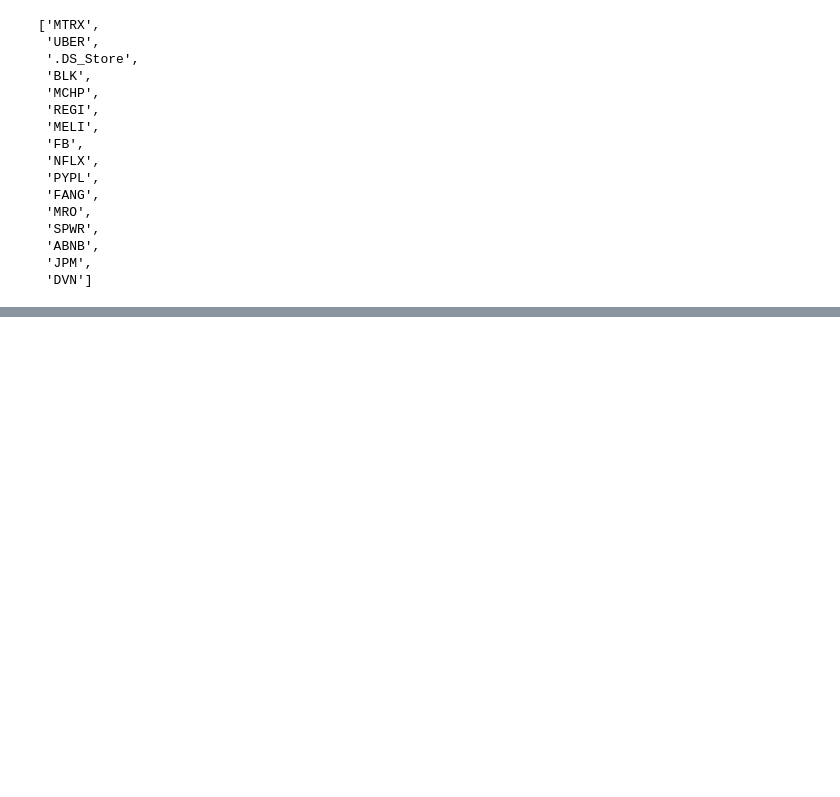
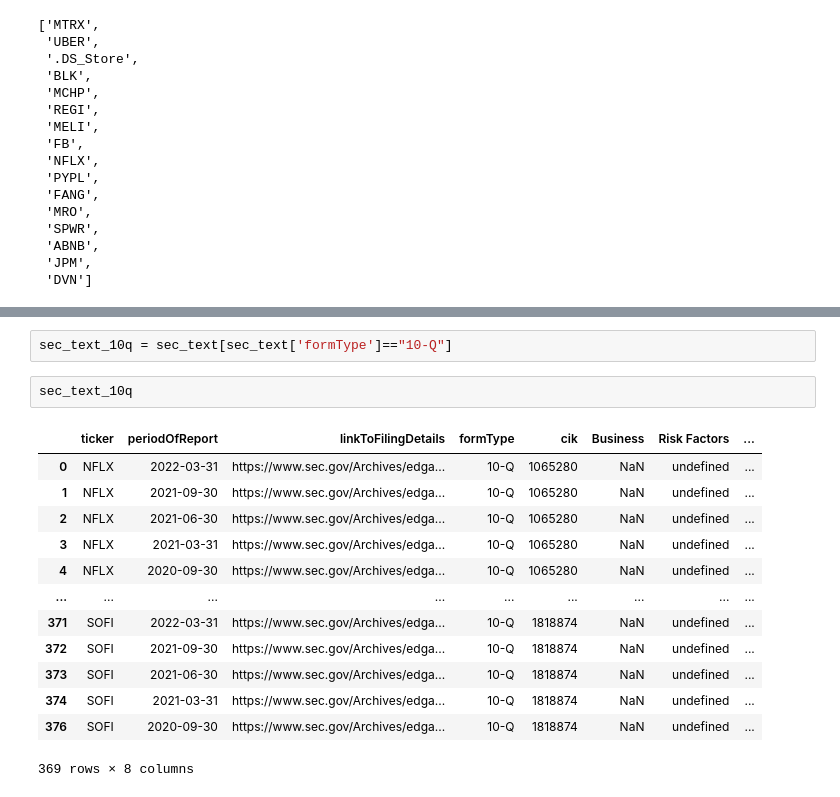
Before and after one commit to JoeHGeoghegan/P2G2-ProjectGit, a Jupyter notebook: Notebooks/Lauren.ipynb, the cells around one changed output, grey strips where cells are left out. Cells and saved outputs as stored; diff of their text form; blank space fills up the shorter version.

```diff
--- a/Notebooks/Lauren.ipynb
+++ b/Notebooks/Lauren.ipynb
@@ -124,0 +151,18 @@ Notebooks/Data/Raw_Data/sec-edgar-filings/ABNB/10-Q/0001559720-21-000017
+# %%
+sec_text_10q = sec_text[sec_text['formType']=="10-Q"]
+# %%
+sec_text_10q
+# %% [output]
+|  | ticker | periodOfReport | linkToFilingDetails | formType | cik | Business | Risk Factors | ... |
+| 0 | NFLX | 2022-03-31 | https://www.sec.gov/Archives/edga... | 10-Q | 1065280 | NaN | undefined | ... |
+| 1 | NFLX | 2021-09-30 | https://www.sec.gov/Archives/edga... | 10-Q | 1065280 | NaN | undefined | ... |
+| 2 | NFLX | 2021-06-30 | https://www.sec.gov/Archives/edga... | 10-Q | 1065280 | NaN | undefined | ... |
+| 3 | NFLX | 2021-03-31 | https://www.sec.gov/Archives/edga... | 10-Q | 1065280 | NaN | undefined | ... |
+| 4 | NFLX | 2020-09-30 | https://www.sec.gov/Archives/edga... | 10-Q | 1065280 | NaN | undefined | ... |
+| ... | ... | ... | ... | ... | ... | ... | ... | ... |
+| 371 | SOFI | 2022-03-31 | https://www.sec.gov/Archives/edga... | 10-Q | 1818874 | NaN | undefined | ... |
+| 372 | SOFI | 2021-09-30 | https://www.sec.gov/Archives/edga... | 10-Q | 1818874 | NaN | undefined | ... |
+| 373 | SOFI | 2021-06-30 | https://www.sec.gov/Archives/edga... | 10-Q | 1818874 | NaN | undefined | ... |
+| 374 | SOFI | 2021-03-31 | https://www.sec.gov/Archives/edga... | 10-Q | 1818874 | NaN | undefined | ... |
+| 376 | SOFI | 2020-09-30 | https://www.sec.gov/Archives/edga... | 10-Q | 1818874 | NaN | undefined | ... |
+369 rows × 8 columns
```
Also changed, not shown: parts of 18 cells of this notebook.
